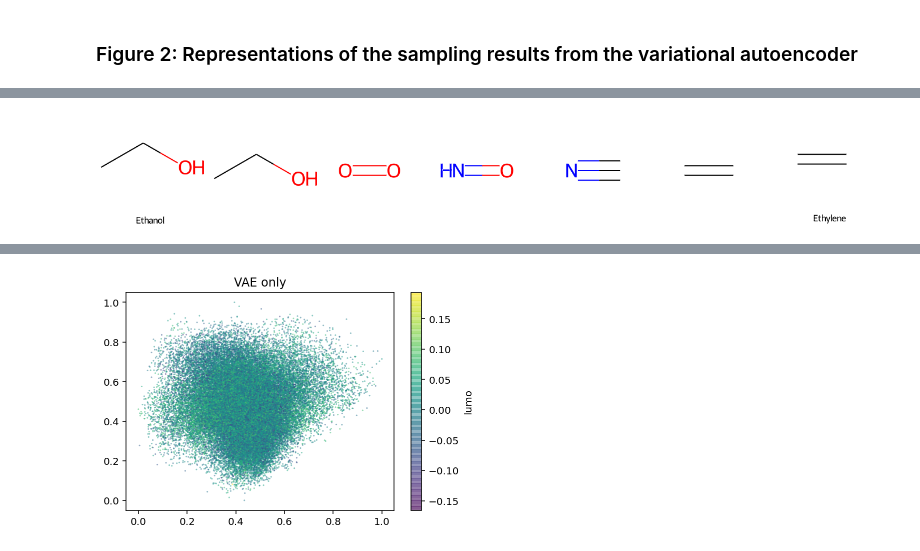
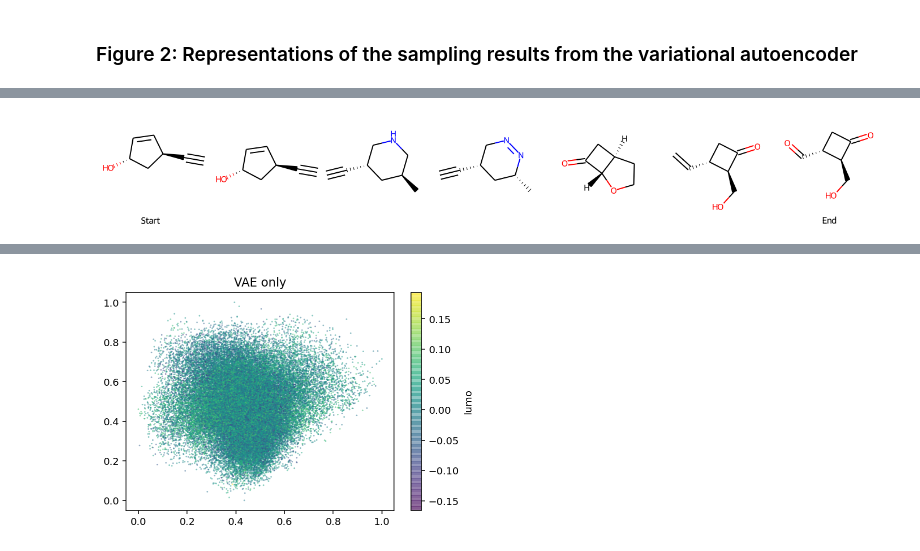
Before and after one commit to KnightTec/chemical_vae, a Jupyter notebook: notebooks/qm9_results.ipynb, the cells around one changed output, grey strips where cells are left out. Cells and saved outputs as stored; diff of their text form; code cells hidden in the pictures.

```diff
--- a/notebooks/qm9_results.ipynb
+++ b/notebooks/qm9_results.ipynb
@@ -11,8 +11,8 @@ from rdkit import Chem
 from rdkit.Chem import Crippen, QED
 from rdkit.Chem import RDConfig
 
-# lg = RDLogger.logger()
-# lg.setLevel(RDLogger.CRITICAL)
+lg = RDLogger.logger()
+lg.setLevel(RDLogger.CRITICAL)
 
 import sascorer
 
@@ -30,6 +30,7 @@ from rdkit.Chem import AllChem as Chem
 from rdkit.Chem import PandasTools
 # plotting stuff
 import matplotlib.pyplot as plt
+plt.rcParams.update({'font.size': 16})
 import matplotlib as mpl
 from IPython.display import SVG, display
 %config InlineBackend.figure_format = 'retina'
@@ -213,8 +185,7 @@ the decoded molecule to ibuprofen
 
 ![](../aux_data/fig2c.PNG)
 # %%
-compound = pcp.get_compounds('Ibuprofen', 'name')[0]
-smiles_1 = mu.canon_smiles(compound.isomeric_smiles)
+smiles_1 = vae.random_molecules(size=1)
 
 X_1 = vae.smiles_to_hot(smiles_1,canonize_smiles=True)
 z_1 = vae.encode(X_1)
@@ -222,9 +193,11 @@ z_1 = vae.encode(X_1)
 noise=40.0
 print('Searching molecules randomly sampled from {:.2f} std (z-distance) from the point'.format(noise))
 df = vae.z_to_smiles(z_1, decode_attempts=2000,noise_norm=noise)
-print('Found {:d} unique mols, out of {:d}'.format(len(set(df['smiles'])),sum(df['count'])))
-print('SMILES\n',df.smiles)
+# print('Found {:d} unique mols, out of {:d}'.format(len(set(df['smiles'])),sum(df['count'])))
+# print('SMILES\n',df.smiles)
+df.sort_values(by="distance", inplace=True)
+df = df.round({"distance": 2})
 display(PandasTools.FrameToGridImage(df,column='mol', legendsCol='distance',molsPerRow=5))
-df.head()
+# df.head()
 # %% [output]
 Searching molecules randomly sampled from 40.00 std (z-distance) from the point
@@ -244,54 +207,53 @@ d) slerp interpolation between two molecules in latent space using six steps of
 
 ![](../aux_data/fig2d.PNG)
 # %%
-# prepare interpolation
-methanol_compound = pcp.get_compounds('Ethanol', 'name')[0]
-ammonia = pcp.get_compounds('Ethylene', 'name')[0]
+def plot_latent_slerp(start_smiles: str, end_smiles):
+    molecule_smiles = [start_smiles, end_smiles]
 
-smiles_ace = mu.canon_smiles(methanol_compound.isomeric_smiles)
-smiles_pro = mu.canon_smiles(ammonia.isomeric_smiles)
-molecule_smiles = [smiles_ace, smiles_pro]
+    slerp_df = pd.DataFrame({'smiles': molecule_smiles, "slerp": [0.0, 1.0], "name": ["Start", "End"]})
+    slerp_df["mol"] = slerp_df['smiles'].apply(mu.smiles_to_mol)
 
-slerp_df = pd.DataFrame({'smiles': molecule_smiles, "slerp": [0.0, 1.0], "name": ["Ethanol", "Ethylene"]})
-slerp_df["mol"] = slerp_df['smiles'].apply(mu.smiles_to_mol)
+    X_mols = vae.smiles_to_hot(molecule_smiles,canonize_smiles=True)
+    z_mols = vae.encode(X_mols)
 
-X_mols = vae.smiles_to_hot(molecule_smiles,canonize_smiles=True)
-z_mols = vae.encode(X_mols)
+    from scipy.spatial import geometric_slerp
 
-from scipy.spatial import geometric_slerp
+    for i in range(1, 6):
+        fraction = i / 7.0
 
-for i in range(1, 6):
-    fraction = i / 7.0
+        decode_attempts = 500
 
-    decode_attempts = 500
+        sphere_center = 0.5 * z_mols[0] + 0.5 * z_mols[1]
 
-    sphere_center = 0.5 * z_mols[0] + 0.5 * z_mols[1]
+        start_mol_z = z_mols[0] - sphere_center
+        end_mol_z = z_mols[1] - sphere_center
 
-    start_mol_z = z_mols[0] - sphere_center
-    end_mol_z = z_mols[1] - sphere_center
+        norm_scale = np.linalg.norm(start_mol_z)
+        assert np.linalg.norm(start_mol_z) - np.linalg.norm(end_mol_z) < 0.0001
 
-    norm_scale = np.linalg.norm(start_mol_z)
-    assert np.linalg.norm(start_mol_z) - np.linalg.norm(end_mol_z) < 0.0001
+        start_mol_z /= norm_scale
+        end_mol_z /= norm_scale
 
-    start_mol_z /= norm_scale
-    end_mol_z /= norm_scale
+        z_slerped = geometric_slerp(start_mol_z, end_mol_z, fraction)
+        z_slerped = z_slerped * norm_scale + sphere_center
 
-    z_slerped = geometric_slerp(start_mol_z, end_mol_z, fraction)
-    z_slerped = z_slerped * norm_scale + sphere_center
+        Z = np.tile(z_slerped, (decode_attempts, 1))
+        X = vae.decode(Z)
+        smiles = vae.hot_to_smiles(X, strip=True)
+        df = vae.prep_mol_df(smiles, z_slerped)
+        if len(df) == 0:
+            print(f"Could not decode a valid molecule after {decode_attempts} attempts.")
+            continue
+        clostest_mol = df.iloc[0]
+        # print(clostest_mol)
+        slerp_df = slerp_df.append({"smiles": clostest_mol["smiles"], "slerp": fraction, "name": "", "mol": clostest_mol["mol"]}, ignore_index=True)
 
-    Z = np.tile(z_slerped, (decode_attempts, 1))
-    X = vae.decode(Z)
-    smiles = vae.hot_to_smiles(X, strip=True)
-    df = vae.prep_mol_df(smiles, z_slerped)
-    if len(df) == 0:
-        print(f"Could not decode a valid molecule after {decode_attempts} attempts.")
-        continue
-    clostest_mol = df.iloc[0]
-    print(clostest_mol)
-    slerp_df = slerp_df.append({"smiles": clostest_mol["smiles"], "slerp": fraction, "name": "", "mol": clostest_mol["mol"]}, ignore_index=True)
+    slerp_df = slerp_df.sort_values("slerp")
+    # print(slerp_df)
+    display(PandasTools.FrameToGridImage(slerp_df, column='mol', legendsCol="name", molsPerRow=7))
 
-slerp_df = slerp_df.sort_values("slerp")
-print(slerp_df)
-
-display(PandasTools.FrameToGridImage(slerp_df,column='mol', legendsCol="name", molsPerRow=7))
+# plot interpolation between 3 random molecule pairs
+plot_latent_slerp(vae.random_molecules(size=1)[0], vae.random_molecules(size=1)[0])
+plot_latent_slerp(vae.random_molecules(size=1)[0], vae.random_molecules(size=1)[0])
+plot_latent_slerp(vae.random_molecules(size=1)[0], vae.random_molecules(size=1)[0])
 # %% [output]
@@ -315 +260 @@ Name: 0, dtype: object
-[figure, old version]
+[figure, new version]
```
Also changed, not shown: parts of 15 cells of this notebook, 2 other files.
